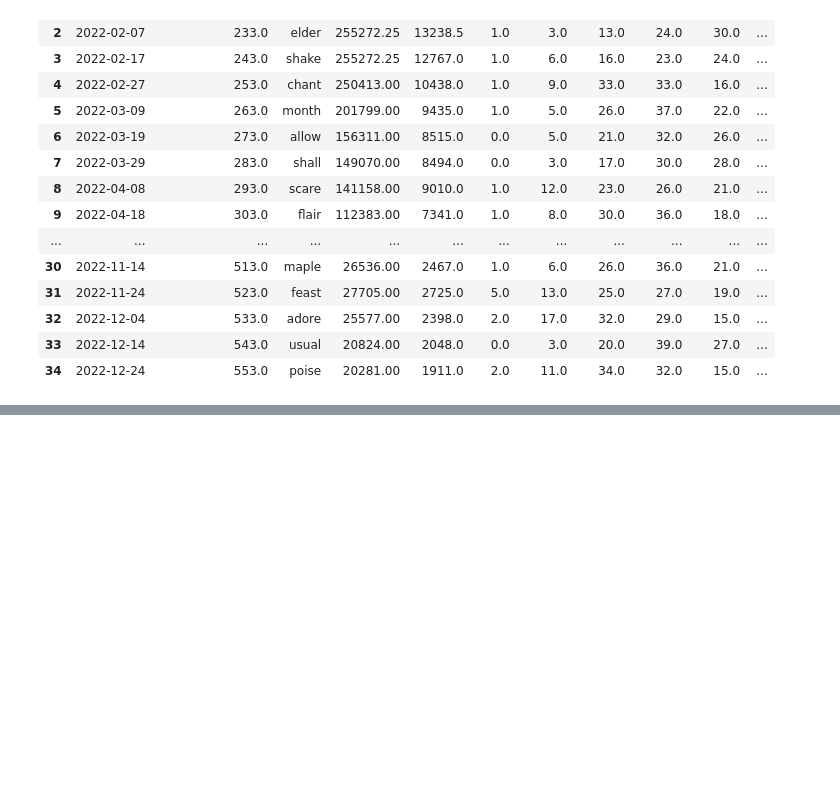
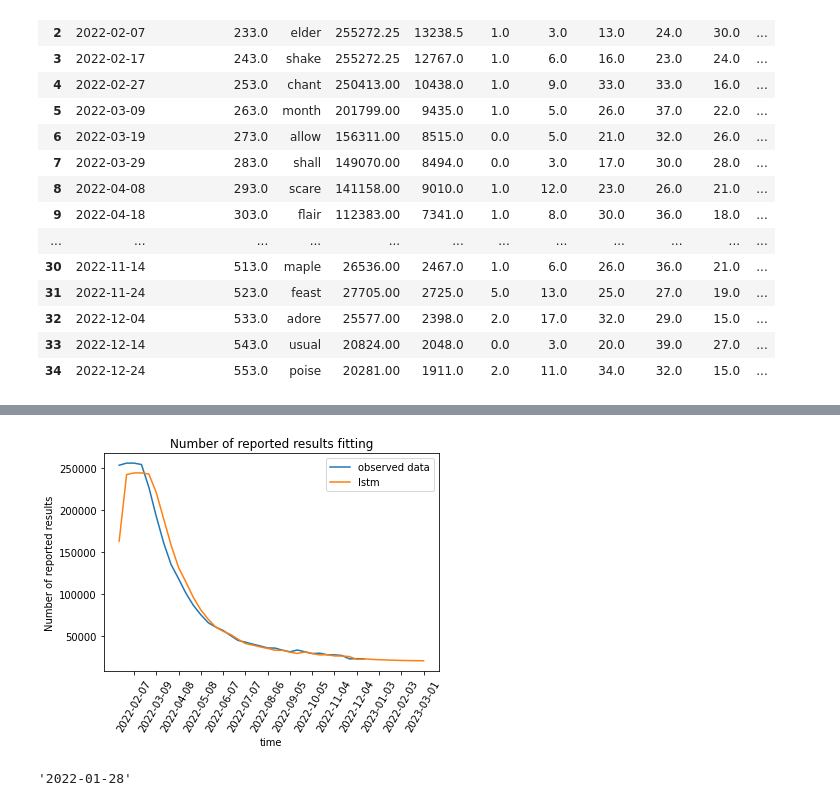
Before and after one commit to ShengyuanWang/MCM-2023, a Jupyter notebook: Models/Q1/lstm.ipynb, the cells around one changed output, grey strips where cells are left out. Cells and saved outputs as stored; diff of their text form; code cells hidden in the pictures; blank space fills up the shorter version.

```diff
--- a/Models/Q1/lstm.ipynb
+++ b/Models/Q1/lstm.ipynb
@@ -121,5 +121,5 @@ Epoch 100/100
 # 模型验证
 trainPredict = model.predict(trainX)
 trainPredict_ = scaler.inverse_transform(trainPredict)
-trainY_ = scaler.inverse_transform((trainY))
+trainY_ = scaler.inverse_transform(trainY)
 # %% [output]
@@ -197,0 +218,35 @@ array([[22456.60012571],
+# %%
+from matplotlib.axis import Axis
+predict_result = scaler.inverse_transform(np.array( [i.reshape(-1, 1)[:, 0].tolist() for i in predict_list]))
+predictY = []
+for i in trainPredict_:
+    predictY.append(i[0])
+for i in predict_result:
+    predictY.append(i[0])
+x_axis = []
+date = data['Date'].values[:-1]
+for i in date:
+    x_axis.append(i)
+x_axis += ['2022-12-14', '2023-01-03', '2022-01-13', '2023-01-23', '2022-02-03', '2023-02-13', '2022-02-23', '2023-03-01', '2022-03-11']
+trainY_1 = []
+for i in trainY_:
+    trainY_1.append(i[0])
+trainY_1 += [None for _ in range(9)]
+plt.plot(x_axis, trainY_1, label='observed data')
+plt.plot(x_axis, predictY, label = 'lstm')
+plt.xticks(range(2, 44, 3), x_axis[2::3], rotation = 60)
+plt.xlabel('time')
+plt.ylabel('Number of reported results')
+plt.title('Number of reported results fitting')
+plt.legend()
+plt.show()
+# %% [output]
+[figure, added]
+# %%
+x_axis = []
+date = data['Date'].values[:-1]
+for i in date:
+    x_axis.append(i)
+x_axis[1]
+# %% [output]
+'2022-01-28'
```
Also changed, not shown: parts of 9 cells of this notebook, 5 other files.
